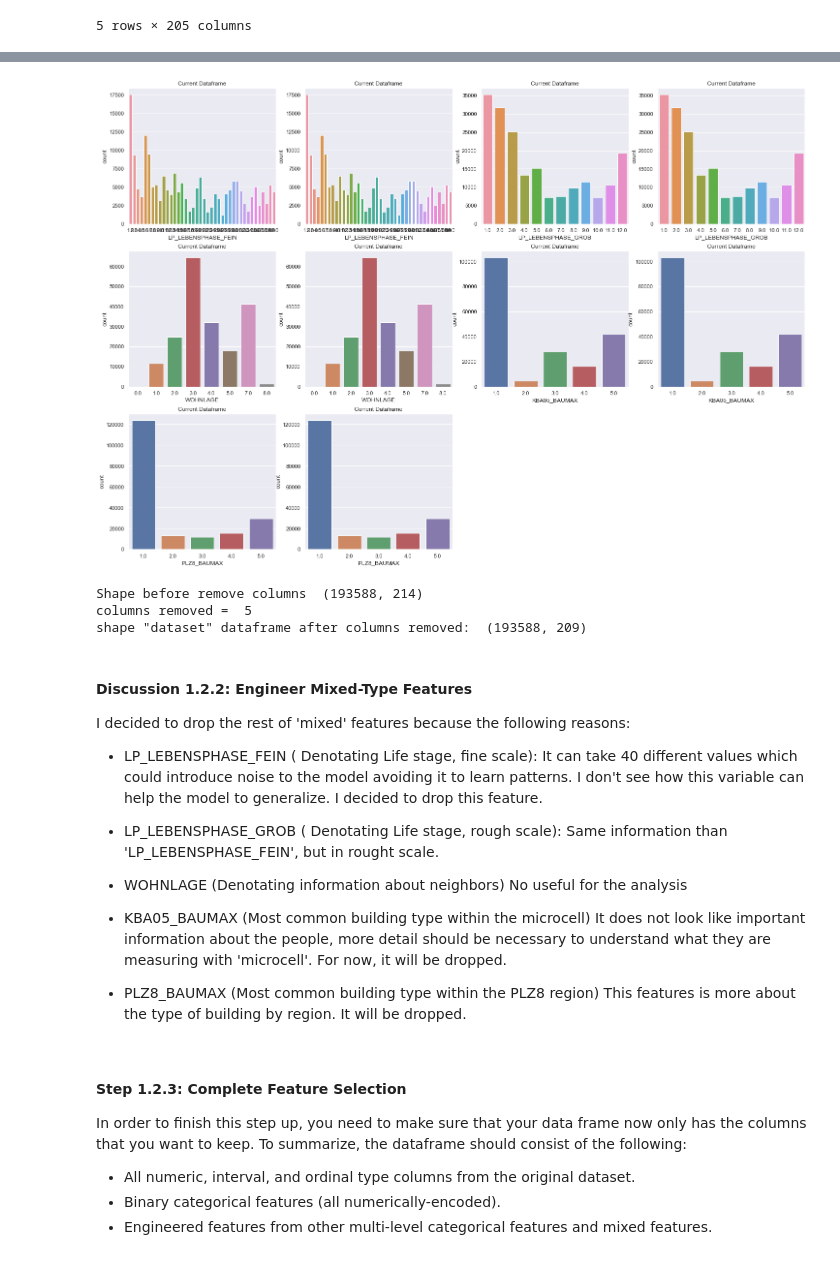
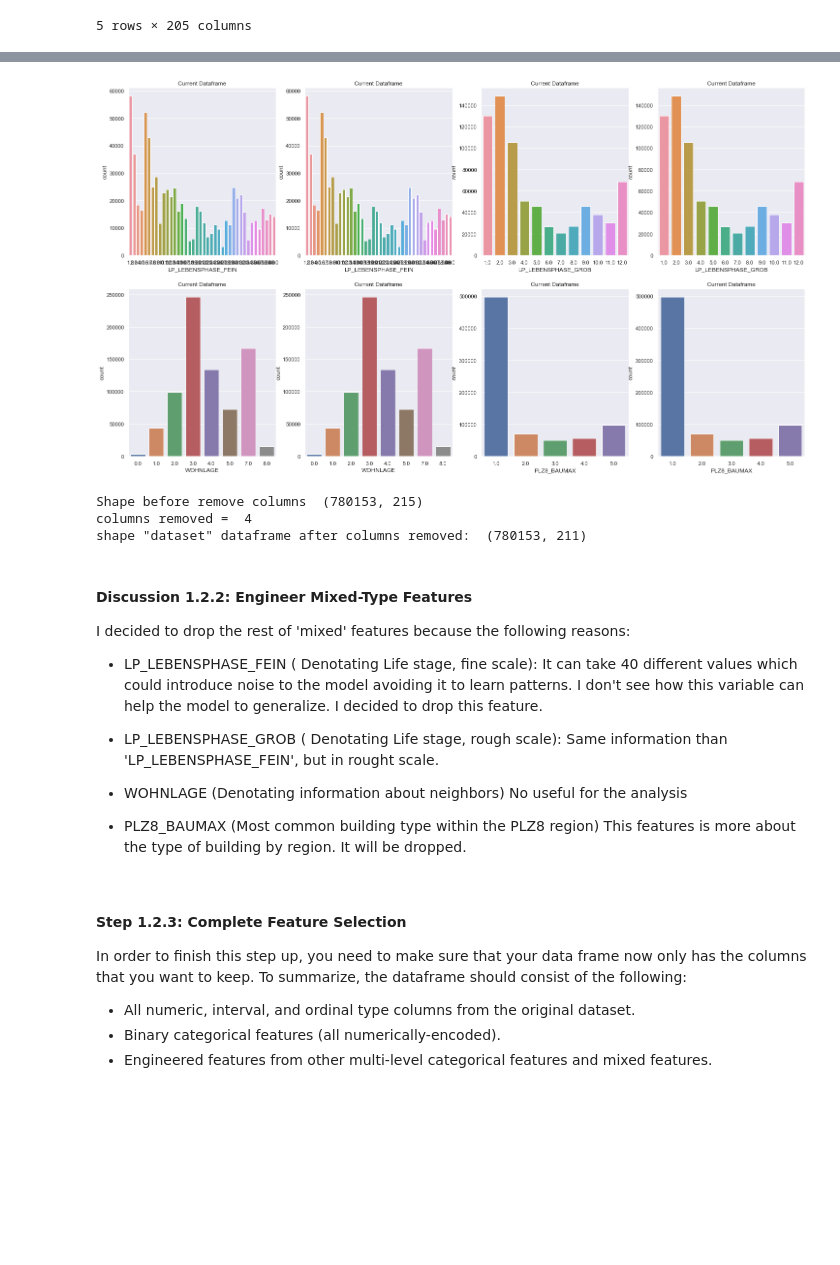
Before and after one commit to brosales8/customer_segmentation, a Jupyter notebook: Identify_Customer_Segments.ipynb, the cells around one changed output, grey strips where cells are left out. Cells and saved outputs as stored; diff of their text form; code cells hidden in the pictures; blank space fills up the shorter version.

Commit message:
Changed the rows dropped due to Nans values.

```diff
--- a/Identify_Customer_Segments.ipynb
+++ b/Identify_Customer_Segments.ipynb
@@ -299,6 +302,6 @@ def remove_features(df_dataset, cols_to_drop ):
 
     return df_dataset
 
-df = remove_features(df, cols_to_drop = ['AGER_TYP','TITEL_KZ','KK_KUNDENTYP'])
+df = remove_features(df, cols_to_drobp = ['AGER_TYP', 'GEBURTSJAHR', 'TITEL_KZ', 'ALTER_HH','KK_KUNDENTYP', 'KBA05_BAUMAX'])
 # %% [output]
 Shape before remove columns  (891221, 85)
@@ -352,6 +355,6 @@ def split_dataset_threshold(df_dataset, threshold):
 
     return below_threshold, above_threshold
 
-df, above_threshold = split_dataset_threshold(df, 0)
+df, above_threshold = split_dataset_threshold(df, 10)
 print('New Dataset is below_threshold shape: ', df.shape)
 # %% [output]
@@ -739,16 +744,15 @@ df_tmp.head()
 # %%
 barchart_category(df, df, title_df1='Current Dataframe', title_df2='Current Dataframe',
-                  col_names = ['LP_LEBENSPHASE_FEIN', 'LP_LEBENSPHASE_GROB', 'WOHNLAGE',
-                                                              'KBA05_BAUMAX', 'PLZ8_BAUMAX'])
+                  col_names = ['LP_LEBENSPHASE_FEIN', 'LP_LEBENSPHASE_GROB', 'WOHNLAGE','PLZ8_BAUMAX'])
 # %% [output]
-[figure, old version]
+[figure, new version]
 # %%
-# Drop columns 'LP_LEBENSPHASE_FEIN', 'LP_LEBENSPHASE_GROB', 'WOHNLAGE','KBA05_BAUMAX', 'PLZ8_BAUMAX'])
-df = remove_features(df, cols_to_drop = ['LP_LEBENSPHASE_FEIN', 'LP_LEBENSPHASE_GROB', 'WOHNLAGE','KBA05_BAUMAX', 'PLZ8_BAUMAX'])
+# I decided to Drop the other Mixed columns 'LP_LEBENSPHASE_FEIN', 'LP_LEBENSPHASE_GROB', 'WOHNLAGE','KBA05_BAUMAX', 'PLZ8_BAUMAX'])
+df = remove_features(df, cols_to_drop = ['LP_LEBENSPHASE_FEIN', 'LP_LEBENSPHASE_GROB', 'WOHNLAGE', 'PLZ8_BAUMAX'])
 # %% [output]
-Shape before remove columns  (193588, 214)
-columns removed =  5
-shape "dataset" dataframe after columns removed:  (193588, 209)
+Shape before remove columns  (780153, 215)
+columns removed =  4
+shape "dataset" dataframe after columns removed:  (780153, 211)
 # %% [markdown]
 #### Discussion 1.2.2: Engineer Mixed-Type Features
 
@@ -763,9 +767,6 @@ Same information than 'LP_LEBENSPHASE_FEIN', but in rought scale.
 - WOHNLAGE (Denotating information about neighbors)
 No useful for the analysis
 
-- KBA05_BAUMAX (Most common building type within the microcell)
-It does not look like important information about the people, more detail should be necessary to understand what they are measuring with 'microcell'. For now, it will be dropped.
-
 - PLZ8_BAUMAX (Most common building type within the PLZ8 region)
 This features is more about the type of building by region. It will be dropped.
 # %% [markdown]
```
Also changed, not shown: parts of 41 cells of this notebook.
